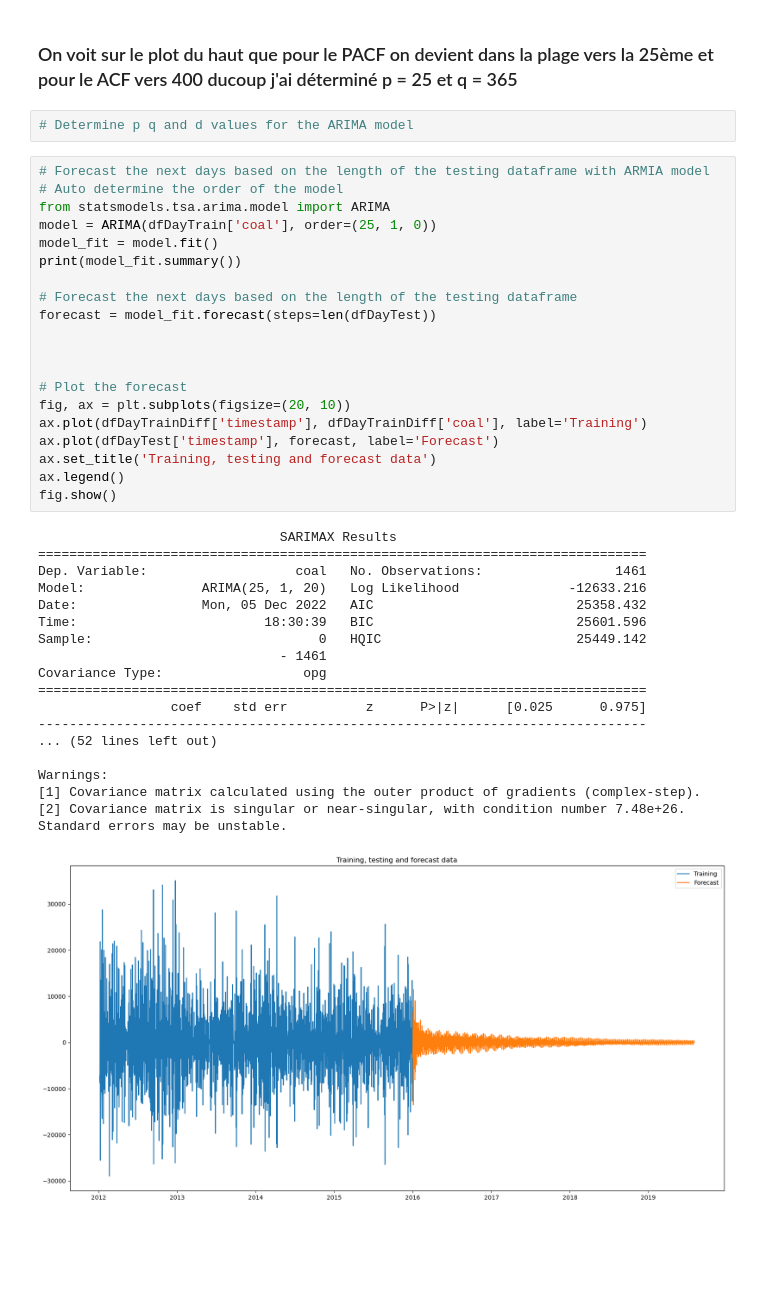
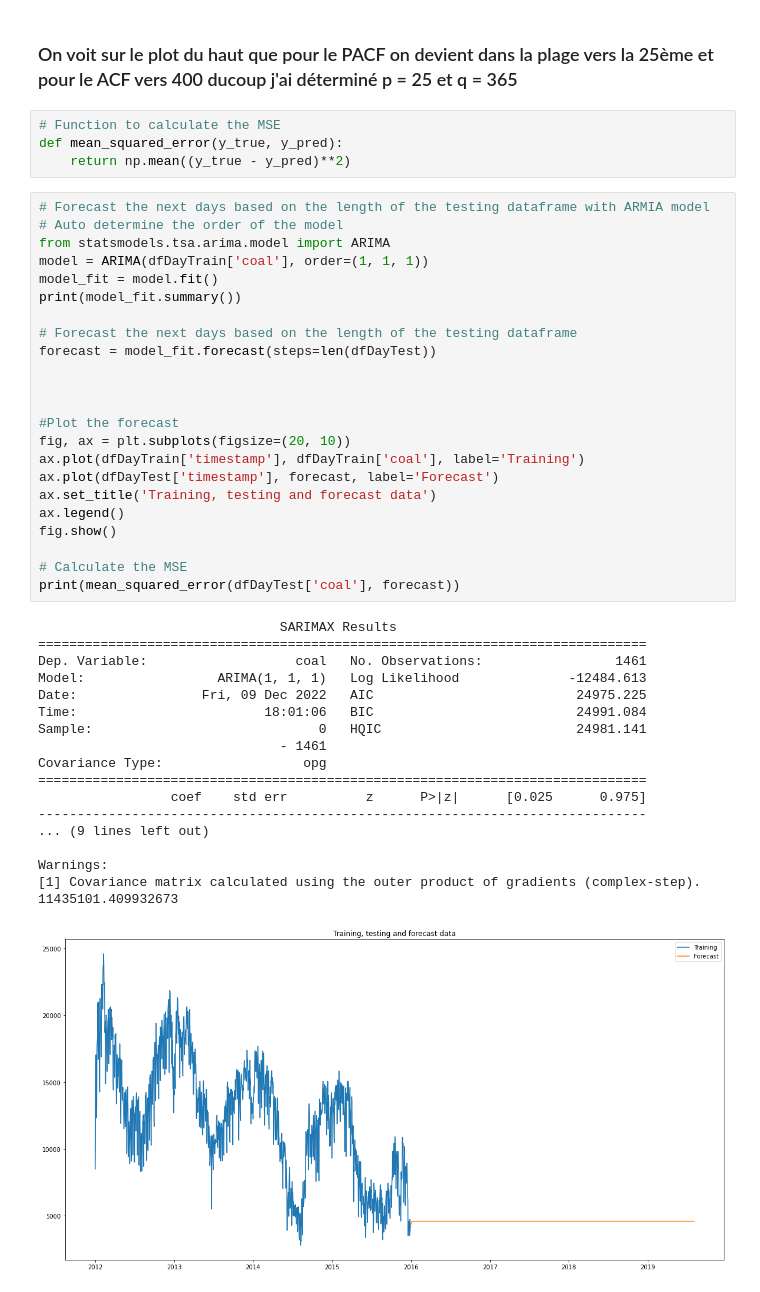
Before and after one commit to 73jn/AnSeqData, a Jupyter notebook: Project/project.ipynb, the cells around one changed output. Cells and saved outputs as stored; diff of their text form; blank space fills up the shorter version.

```diff
--- a/Project/project.ipynb
+++ b/Project/project.ipynb
@@ -196,44 +191,49 @@ ADF Statistic: -23.022272
 p-value: 0.000000
 # %% [markdown]
 ### On voit sur le plot du haut que pour le PACF on devient dans la plage vers la 25ème et pour le ACF vers 400 ducoup j'ai déterminé p = 25 et q = 365
-# %%
-# Determine p q and d values for the ARIMA model
+# %%
+# Function to calculate the MSE
+def mean_squared_error(y_true, y_pred):
+    return np.mean((y_true - y_pred)**2)
 # %%
 # Forecast the next days based on the length of the testing dataframe with ARMIA model
 # Auto determine the order of the model
 from statsmodels.tsa.arima.model import ARIMA
-model = ARIMA(dfDayTrain['coal'], order=(25, 1, 0))
+model = ARIMA(dfDayTrain['coal'], order=(1, 1, 1))
 model_fit = model.fit()
 print(model_fit.summary())
 
 # Forecast the next days based on the length of the testing dataframe
 forecast = model_fit.forecast(steps=len(dfDayTest))
 
 
 
-# Plot the forecast
+#Plot the forecast
 fig, ax = plt.subplots(figsize=(20, 10))
-ax.plot(dfDayTrainDiff['timestamp'], dfDayTrainDiff['coal'], label='Training')
+ax.plot(dfDayTrain['timestamp'], dfDayTrain['coal'], label='Training')
 ax.plot(dfDayTest['timestamp'], forecast, label='Forecast')
 ax.set_title('Training, testing and forecast data')
 ax.legend()
 fig.show()
+
+# Calculate the MSE
+print(mean_squared_error(dfDayTest['coal'], forecast))
 # %% [output]
                                SARIMAX Results
 ==============================================================================
 Dep. Variable:                   coal   No. Observations:                 1461
-Model:               ARIMA(25, 1, 20)   Log Likelihood              -12633.216
-Date:                Mon, 05 Dec 2022   AIC                          25358.432
-Time:                        18:30:39   BIC                          25601.596
-Sample:                             0   HQIC                         25449.142
+Model:                 ARIMA(1, 1, 1)   Log Likelihood              -12484.613
+Date:                Fri, 09 Dec 2022   AIC                          24975.225
+Time:                        18:01:06   BIC                          24991.084
+Sample:                             0   HQIC                         24981.141
                                - 1461
 Covariance Type:                  opg
 ==============================================================================
                  coef    std err          z      P>|z|      [0.025      0.975]
 ------------------------------------------------------------------------------
-... (52 lines left out)
+... (9 lines left out)
 
 Warnings:
 [1] Covariance matrix calculated using the outer product of gradients (complex-step).
-[2] Covariance matrix is singular or near-singular, with condition number 7.48e+26. Standard errors may be unstable.
+11435101.409932673
-[figure, old version]
+[figure, new version]
```
Also changed, not shown: parts of 9 cells of this notebook.
